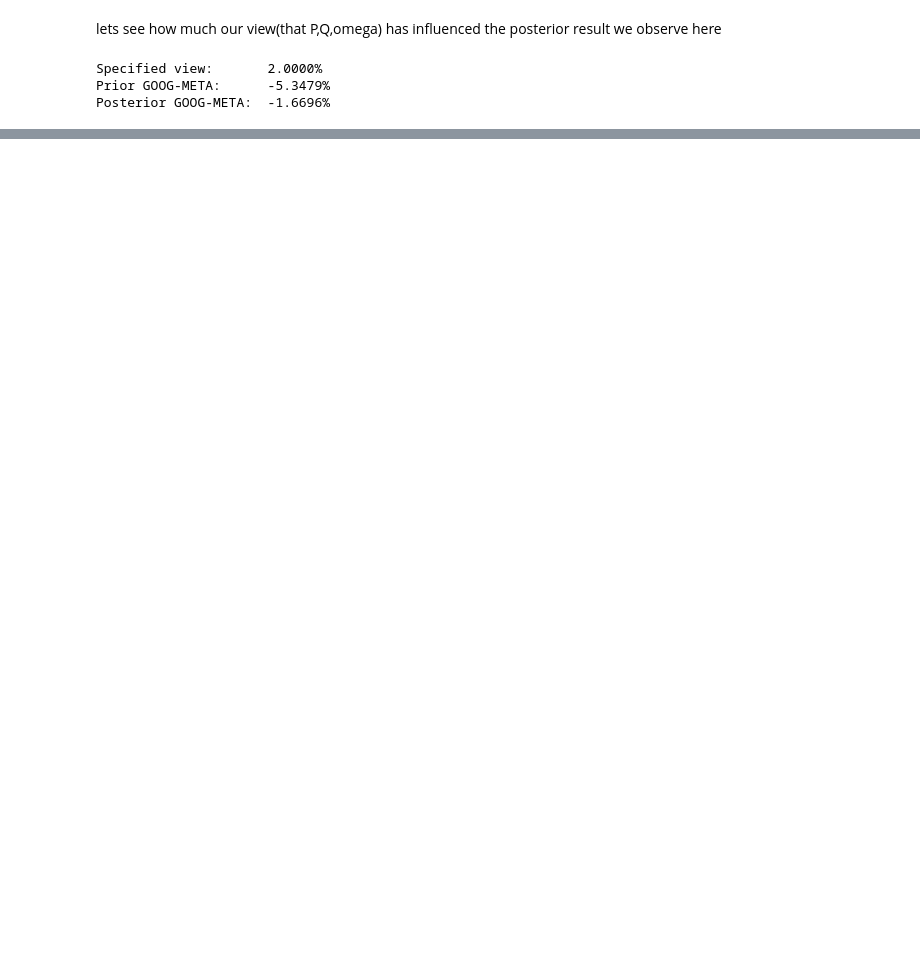
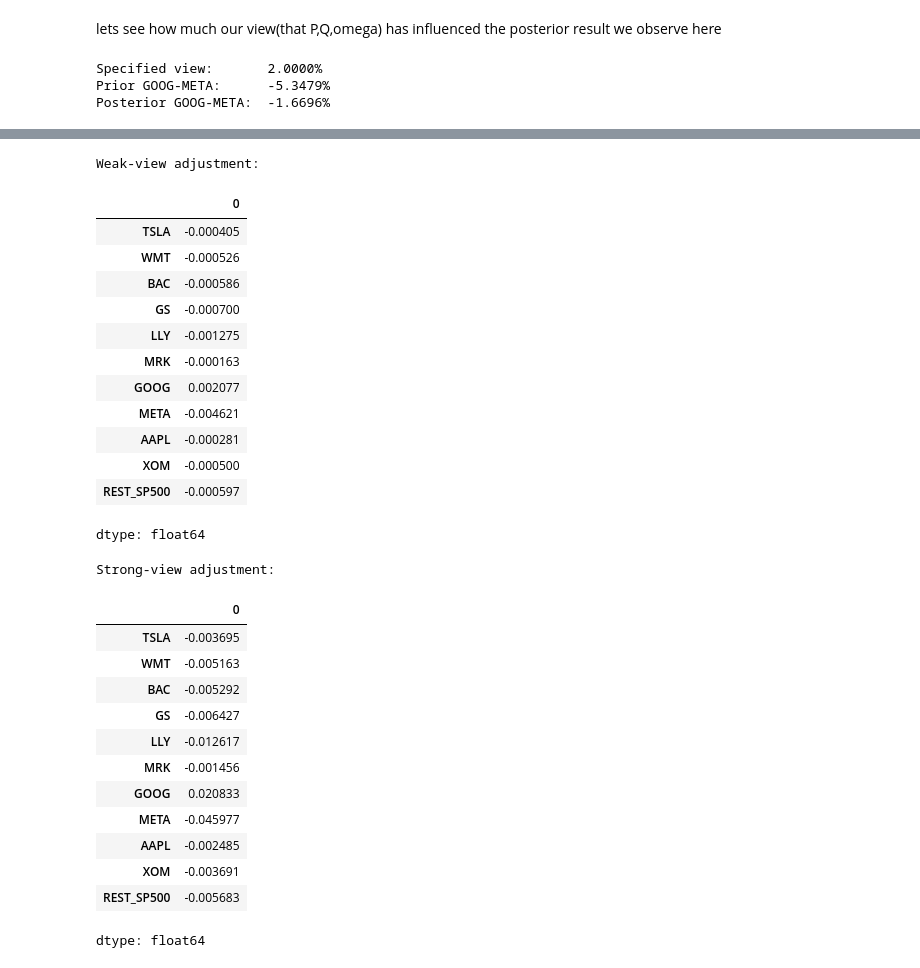
Before and after one commit to George7531/Portfolio_Management, a Jupyter notebook: Group_19296_MScFE_652_Portfolio_Management_Project_1.ipynb, the cells around one changed output, grey strips where cells are left out. Saved outputs shown, nothing was run; the diff lists cells and outputs as text; code cells hidden in the pictures; blank space fills up the shorter version.

```diff
--- a/Group_19296_MScFE_652_Portfolio_Management_Project_1.ipynb
+++ b/Group_19296_MScFE_652_Portfolio_Management_Project_1.ipynb
@@ -1147,0 +1299,51 @@ Minimum eigenvalue: 0.0052200331850018695
+# %%
+
+def posterior_mean(pi, Sigma, P, Q, tau, omega):
+    middle = omega + tau * P @ Sigma @ P.T
+    return pi + (
+        tau * Sigma @ P.T
+        @ np.linalg.solve(middle, Q - P @ pi)
+    )
+
+mu_weak = posterior_mean(
+    pi_vec, Sigma, P, Q, tau, omega * 10
+)
+
+mu_strong = posterior_mean(
+    pi_vec, Sigma, P, Q, tau, omega * 0.1
+)
+
+print("Weak-view adjustment:")
+display(pd.Series(mu_weak - pi_vec, index=market_tickers))
+
+print("Strong-view adjustment:")
+display(pd.Series(mu_strong - pi_vec, index=market_tickers))
+# %% [output]
+Weak-view adjustment:
+|  | 0 |
+| TSLA | -0.000405 |
+| WMT | -0.000526 |
+| BAC | -0.000586 |
+| GS | -0.000700 |
+| LLY | -0.001275 |
+| MRK | -0.000163 |
+| GOOG | 0.002077 |
+| META | -0.004621 |
+| AAPL | -0.000281 |
+| XOM | -0.000500 |
+| REST_SP500 | -0.000597 |
+dtype: float64
+Strong-view adjustment:
+|  | 0 |
+| TSLA | -0.003695 |
+| WMT | -0.005163 |
+| BAC | -0.005292 |
+| GS | -0.006427 |
+| LLY | -0.012617 |
+| MRK | -0.001456 |
+| GOOG | 0.020833 |
+| META | -0.045977 |
+| AAPL | -0.002485 |
+| XOM | -0.003691 |
+| REST_SP500 | -0.005683 |
+dtype: float64
```
Also changed, not shown: parts of 33 cells of this notebook.
